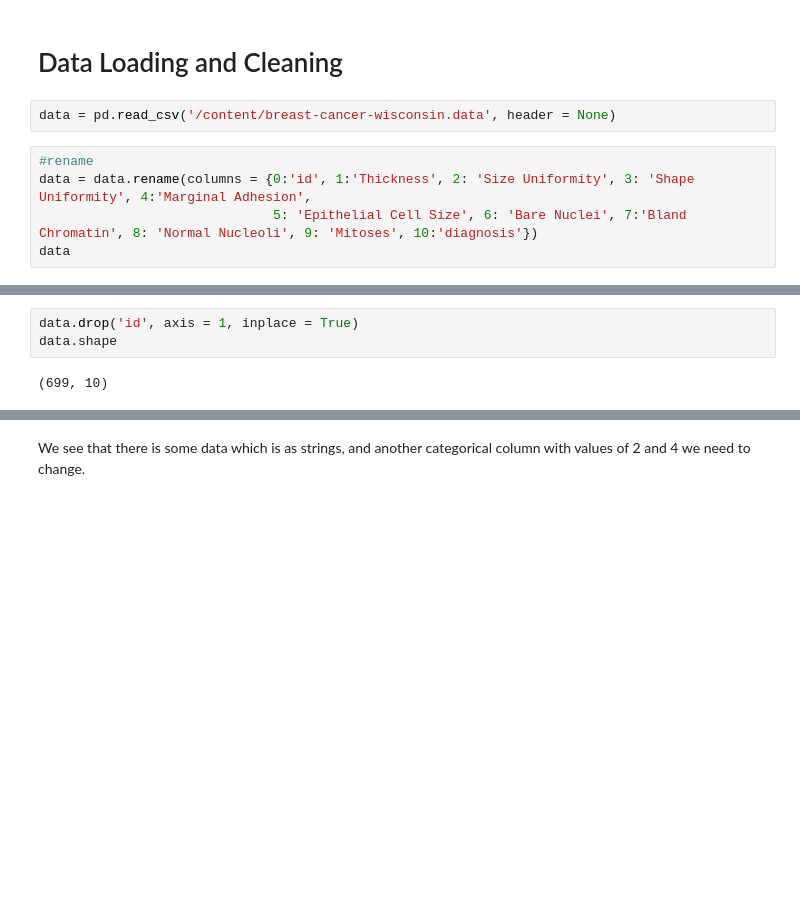
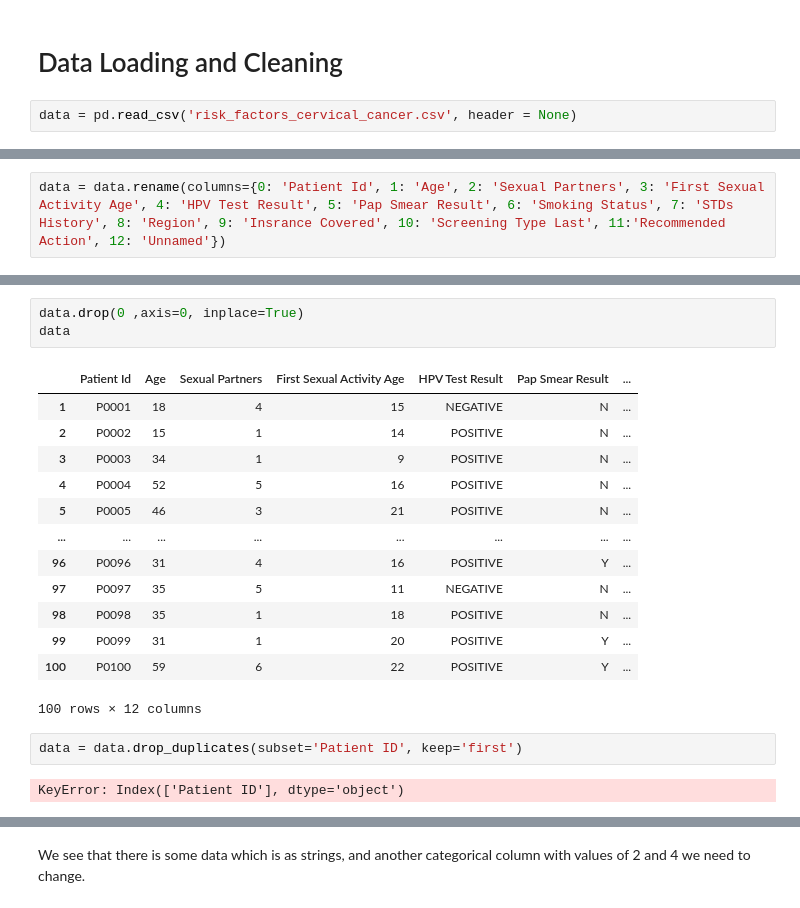
Before and after one commit to Malika7188/Decision-Tree-Algorithm, a Jupyter notebook: Predicting_breast_cancer_with_decision_trees (2).ipynb, the cells around one changed output, grey strips where cells are left out. Saved outputs shown, nothing was run; the diff lists cells and outputs as text; blank space fills up the shorter version.

```diff
--- a/Predicting_breast_cancer_with_decision_trees (2).ipynb
+++ b/Predicting_breast_cancer_with_decision_trees (2).ipynb
@@ -15,9 +15,4 @@ import matplotlib.pyplot as plt
 # %% [markdown]
 # Data Loading and Cleaning
 # %%
-data = pd.read_csv('/content/breast-cancer-wisconsin.data', header = None)
+data = pd.read_csv('risk_factors_cervical_cancer.csv', header = None)
-# %%
-#rename
-data = data.rename(columns = {0:'id', 1:'Thickness', 2: 'Size Uniformity', 3: 'Shape Uniformity', 4:'Marginal Adhesion',
-                              5: 'Epithelial Cell Size', 6: 'Bare Nuclei', 7:'Bland Chromatin', 8: 'Normal Nucleoli', 9: 'Mitoses', 10:'diagnosis'})
-data
@@ -37,0 +35,2 @@ data
+# %%
+data = data.rename(columns={0: 'Patient Id', 1: 'Age', 2: 'Sexual Partners', 3: 'First Sexual Activity Age', 4: 'HPV Test Result', 5: 'Pap Smear Result', 6: 'Smoking Status', 7: 'STDs History', 8: 'Region', 9: 'Insrance Covered', 10: 'Screening Type Last', 11:'Recommended Action', 12: 'Unnamed'})
@@ -38,5 +58,21 @@ data
 # %%
-data.drop('id', axis = 1, inplace = True)
-data.shape
+data.drop(0 ,axis=0, inplace=True)
+data
 # %% [output]
+|  | Patient Id | Age | Sexual Partners | First Sexual Activity Age | HPV Test Result | Pap Smear Result | ... |
+| 1 | P0001 | 18 | 4 | 15 | NEGATIVE | N | ... |
+| 2 | P0002 | 15 | 1 | 14 | POSITIVE | N | ... |
+| 3 | P0003 | 34 | 1 | 9 | POSITIVE | N | ... |
+| 4 | P0004 | 52 | 5 | 16 | POSITIVE | N | ... |
+| 5 | P0005 | 46 | 3 | 21 | POSITIVE | N | ... |
+| ... | ... | ... | ... | ... | ... | ... | ... |
+| 96 | P0096 | 31 | 4 | 16 | POSITIVE | Y | ... |
+| 97 | P0097 | 35 | 5 | 11 | NEGATIVE | N | ... |
+| 98 | P0098 | 35 | 1 | 18 | POSITIVE | N | ... |
+| 99 | P0099 | 31 | 1 | 20 | POSITIVE | Y | ... |
+| 100 | P0100 | 59 | 6 | 22 | POSITIVE | Y | ... |
-(699, 10)
+100 rows × 12 columns
+# %%
+data = data.drop_duplicates(subset='Patient ID', keep='first')
+# %% [output]
+KeyError: Index(['Patient ID'], dtype='object')
```
Also changed, not shown: parts of 20 cells of this notebook, 46 other files.
